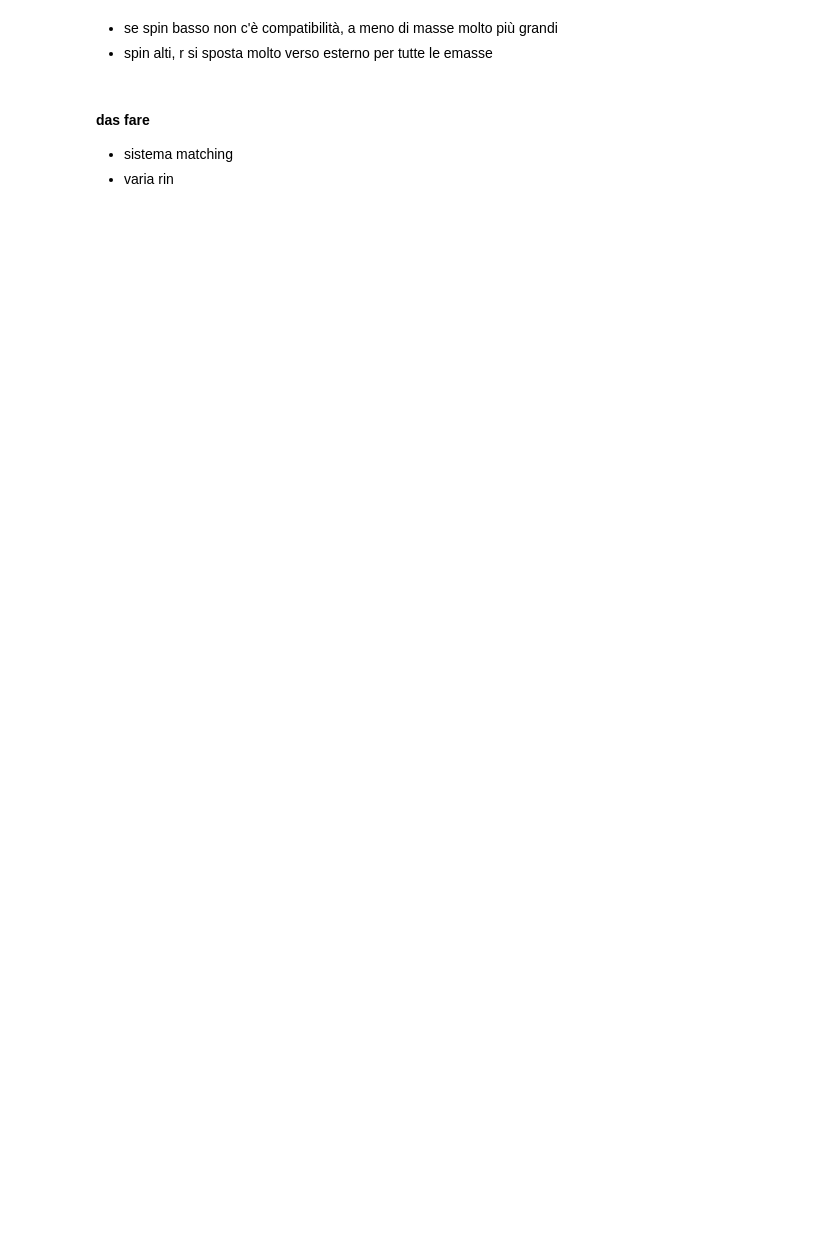
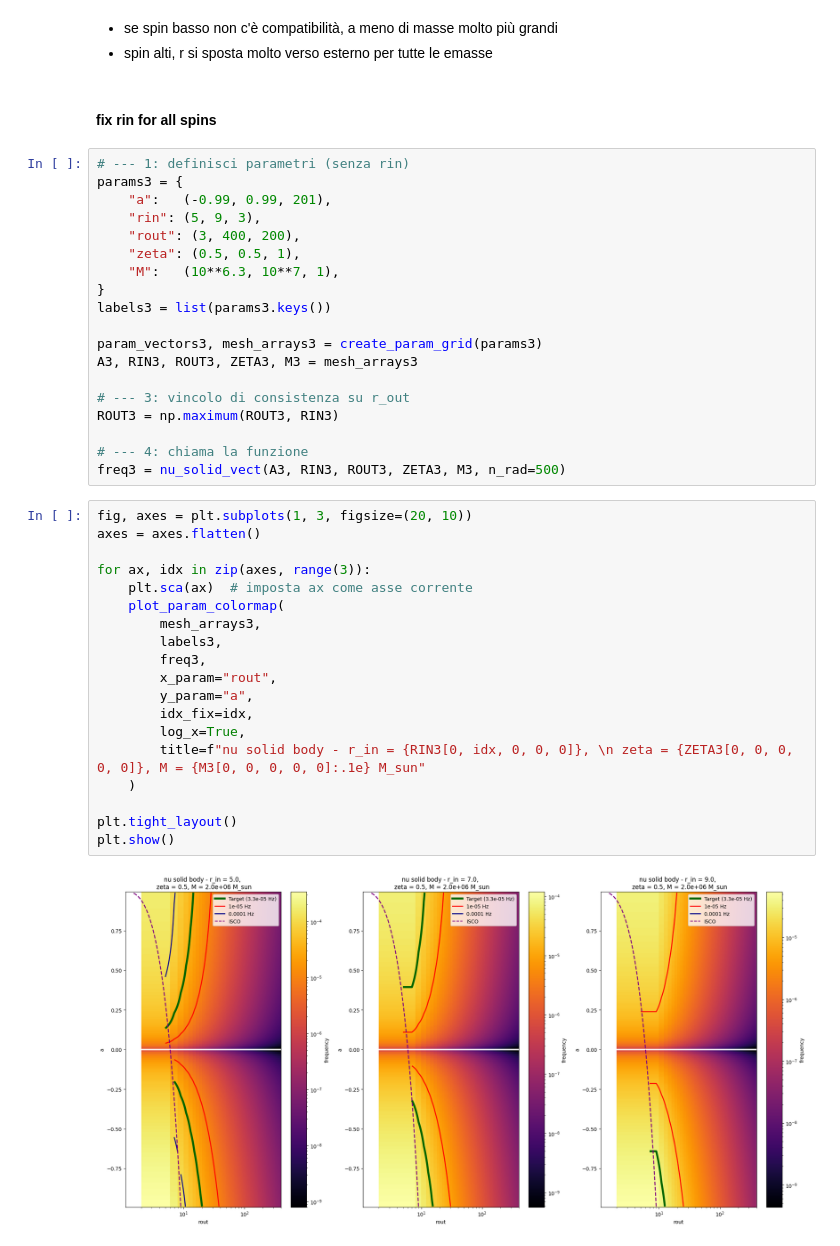
Before and after one commit to mauroghira/iuss_thesis, a Jupyter notebook: PIF.ipynb, the cells around one changed output. Drawn from its saved outputs; the diff is of its cells as text; blank space fills up the shorter version.

```diff
--- a/PIF.ipynb
+++ b/PIF.ipynb
@@ -295,6 +289,44 @@ plt.show()
 - se spin basso non c'è compatibilità, a meno di masse molto più grandi
 - spin alti, r si sposta molto verso esterno per tutte le emasse
 # %% [markdown]
-#### das fare
-- sistema matching
-- varia rin
+#### fix rin for all spins
+# %%
+# --- 1: definisci parametri (senza rin)
+params3 = {
+    "a":   (-0.99, 0.99, 201),
+    "rin": (5, 9, 3),
+    "rout": (3, 400, 200),
+    "zeta": (0.5, 0.5, 1),
+    "M":   (10**6.3, 10**7, 1),
+}
+labels3 = list(params3.keys())
+
+param_vectors3, mesh_arrays3 = create_param_grid(params3)
+A3, RIN3, ROUT3, ZETA3, M3 = mesh_arrays3
+
+# --- 3: vincolo di consistenza su r_out
+ROUT3 = np.maximum(ROUT3, RIN3)
+
+# --- 4: chiama la funzione
+freq3 = nu_solid_vect(A3, RIN3, ROUT3, ZETA3, M3, n_rad=500)
+# %%
+fig, axes = plt.subplots(1, 3, figsize=(20, 10))
+axes = axes.flatten()
+
+for ax, idx in zip(axes, range(3)):
+    plt.sca(ax)  # imposta ax come asse corrente
+    plot_param_colormap(
+        mesh_arrays3,
+        labels3,
+        freq3,
+        x_param="rout",
+        y_param="a",
+        idx_fix=idx,
+        log_x=True,
+        title=f"nu solid body - r_in = {RIN3[0, idx, 0, 0, 0]}, \n zeta = {ZETA3[0, 0, 0, 0, 0]}, M = {M3[0, 0, 0, 0, 0]:.1e} M_sun"
+    )
+
+plt.tight_layout()
+plt.show()
+# %% [output]
+[figure, added]
```
Also changed, not shown: parts of 4 cells of this notebook, 3 other files.
